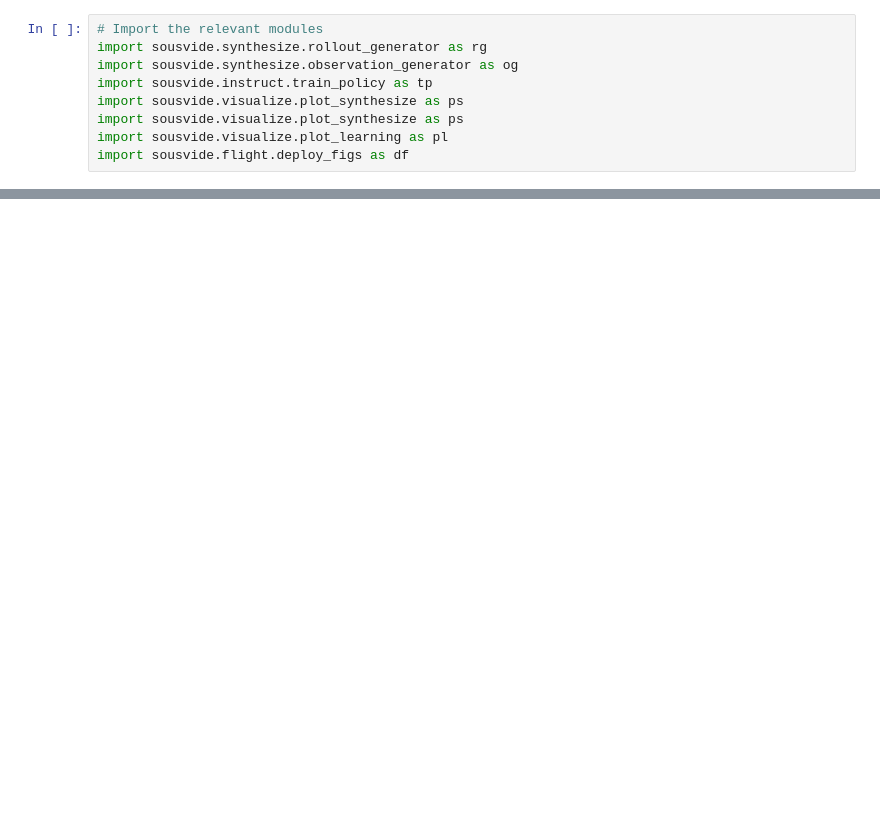
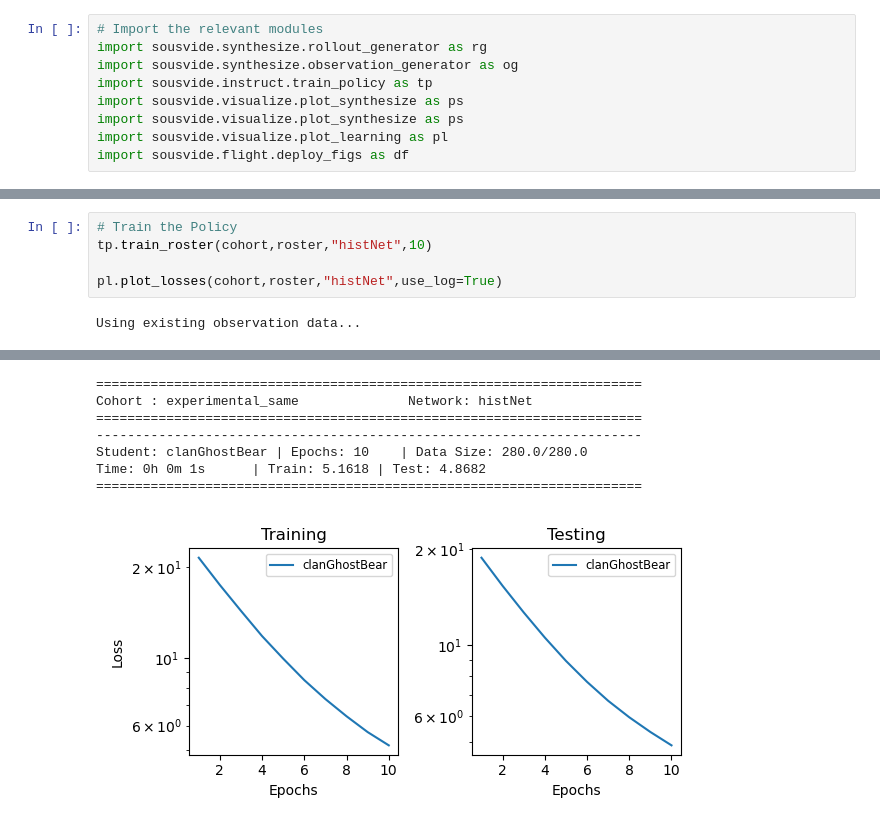
Before and after one commit to denisfliu/SousVide, a Jupyter notebook: notebooks/vit_decoder.ipynb, the cells around one changed output, grey strips where cells are left out. Cells and saved outputs as stored; diff of their text form; blank space fills up the shorter version.

```diff
--- a/notebooks/vit_decoder.ipynb
+++ b/notebooks/vit_decoder.ipynb
@@ -51,0 +57,7 @@ og.generate_observation_data(cohort,roster)
+# %%
+# Train the Policy
+tp.train_roster(cohort,roster,"histNet",10)
+
+pl.plot_losses(cohort,roster,"histNet",use_log=True)
+# %% [output]
+Using existing observation data...
@@ -52 +66,9 @@ og.generate_observation_data(cohort,roster)
+======================================================================
+Cohort : experimental_same              Network: histNet
+======================================================================
+----------------------------------------------------------------------
+Student: clanGhostBear | Epochs: 10    | Data Size: 280.0/280.0
+Time: 0h 0m 1s      | Train: 5.1618 | Test: 4.8682
+======================================================================
+[figure, added]
 # %%
```
Also changed, not shown: parts of 7 cells of this notebook, 30 other files.
